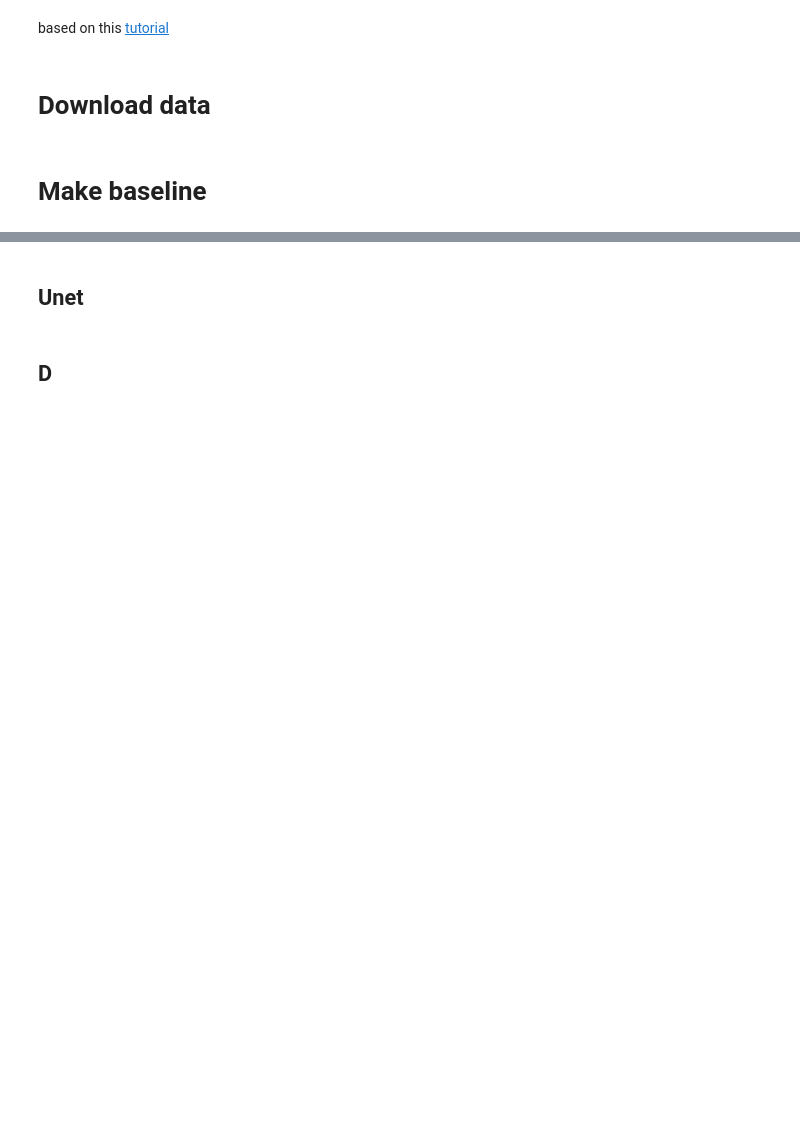
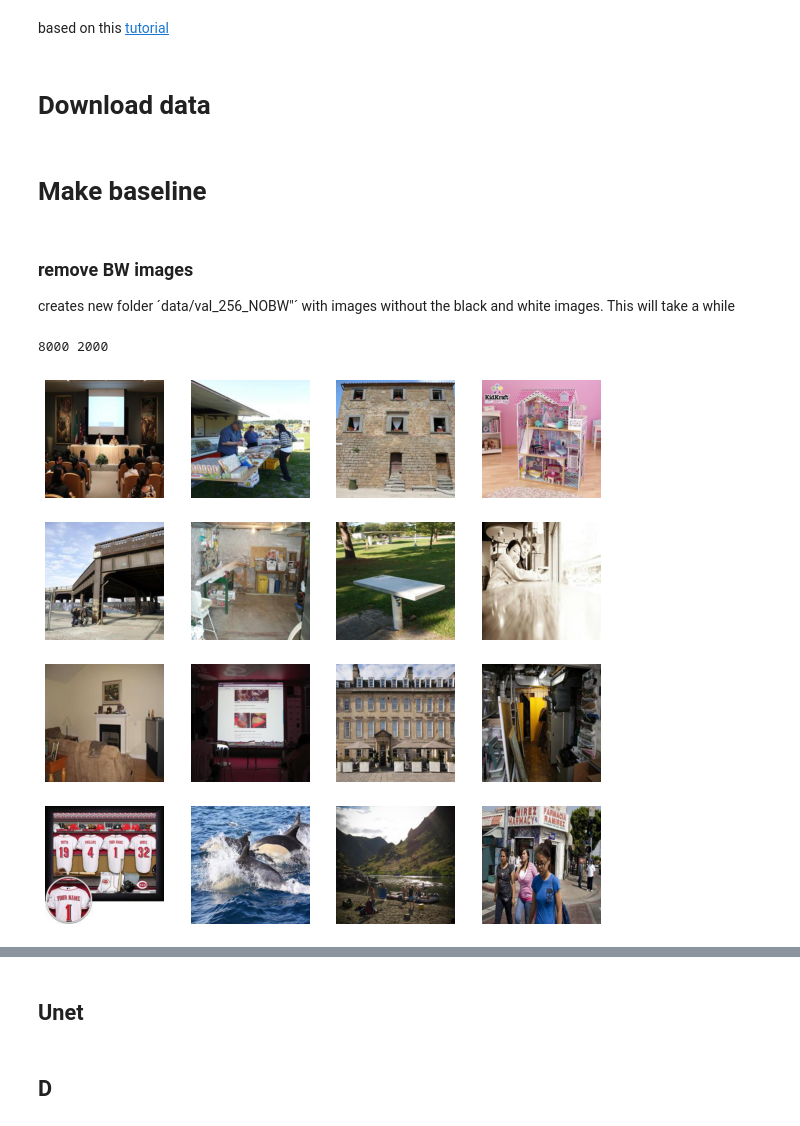
Before and after one commit to AndreasLH/Image-Colourization, a Jupyter notebook: baseline.ipynb, the cells around one changed output, grey strips where cells are left out. Cells and saved outputs as stored; diff of their text form; code cells hidden in the pictures; blank space fills up the shorter version.

Commit message:
data almost works

```diff
--- a/baseline.ipynb
+++ b/baseline.ipynb
@@ -35,23 +33,44 @@ glob.glob(path + "/data/val_256/*.jpg")
+# %% [markdown]
+### remove BW images
+creates new folder ´data/val_256_NOBW"´ with images without the black and white images. This will take a while
+# %%
+if not os.path.isdir("data/val_256_NOBW"):
+    path = os.getcwd()
+    paths = glob.glob(path + "/data/val_256/*.jpg")
+    os.mkdir("data/val_256_NOBW")
+    def remove_BW_images(path):
+        new_paths = []
+        for img_path in path:
+            im = Image.open(img_path)
+            imt = np.array(im)
+            if len(imt.shape) == 3:
+                temp = rgb2hsv(imt)
+                if temp[0,0,0] != 0:
+                    new_paths.append(img_path)
+                    im.save(img_path.split('/')[0]+os.sep+'data'+os.sep+'val_256_NOBW'+os.sep+img_path[-26:])
+        return new_paths
+
+    new_train_paths = remove_BW_images(paths)
 # %%
 path = os.getcwd()
-
-train_subset = dset[:33000]
-val_subset = dset[33000:]
-
-paths = glob.glob(path + "/data/val_256/*.jpg") # Grabbing all the image file names
+paths = glob.glob(path + os.sep+"data"+os.sep+"val_256_NOBW"+os.sep+"*.jpg")
+# Grabbing all the image file names
 np.random.seed(123)
 paths_subset = np.random.choice(paths, 10_000, replace=False) # choosing 1000 images randomly
 rand_idxs = np.random.permutation(10_000)
 train_idxs = rand_idxs[:8000] # choosing the first 8000 as training set
 val_idxs = rand_idxs[8000:] # choosing last 2000 as validation set
 train_paths = paths_subset[train_idxs]
 val_paths = paths_subset[val_idxs]
 print(len(train_paths), len(val_paths))
 
 _, axes = plt.subplots(4, 4, figsize=(10, 10))
 for ax, img_path in zip(axes.flatten(), train_paths):
     ax.imshow(Image.open(img_path))
     ax.axis("off")
+# %% [output]
+8000 2000
+[figure, added]
 # %%
 SIZE = 256
 class ColorizationDataset(Dataset):
```
Also changed, not shown: parts of 8 cells of this notebook, 1 other file.
